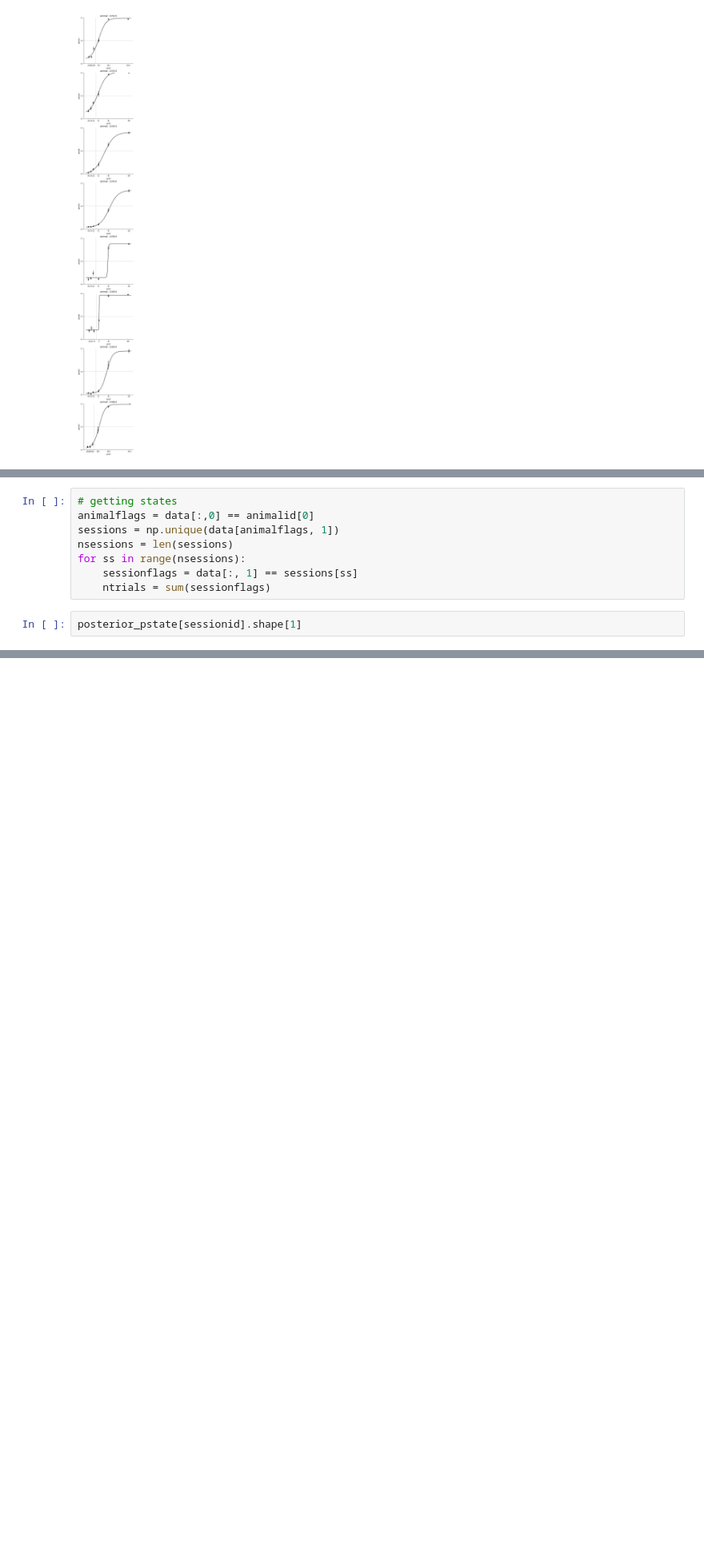
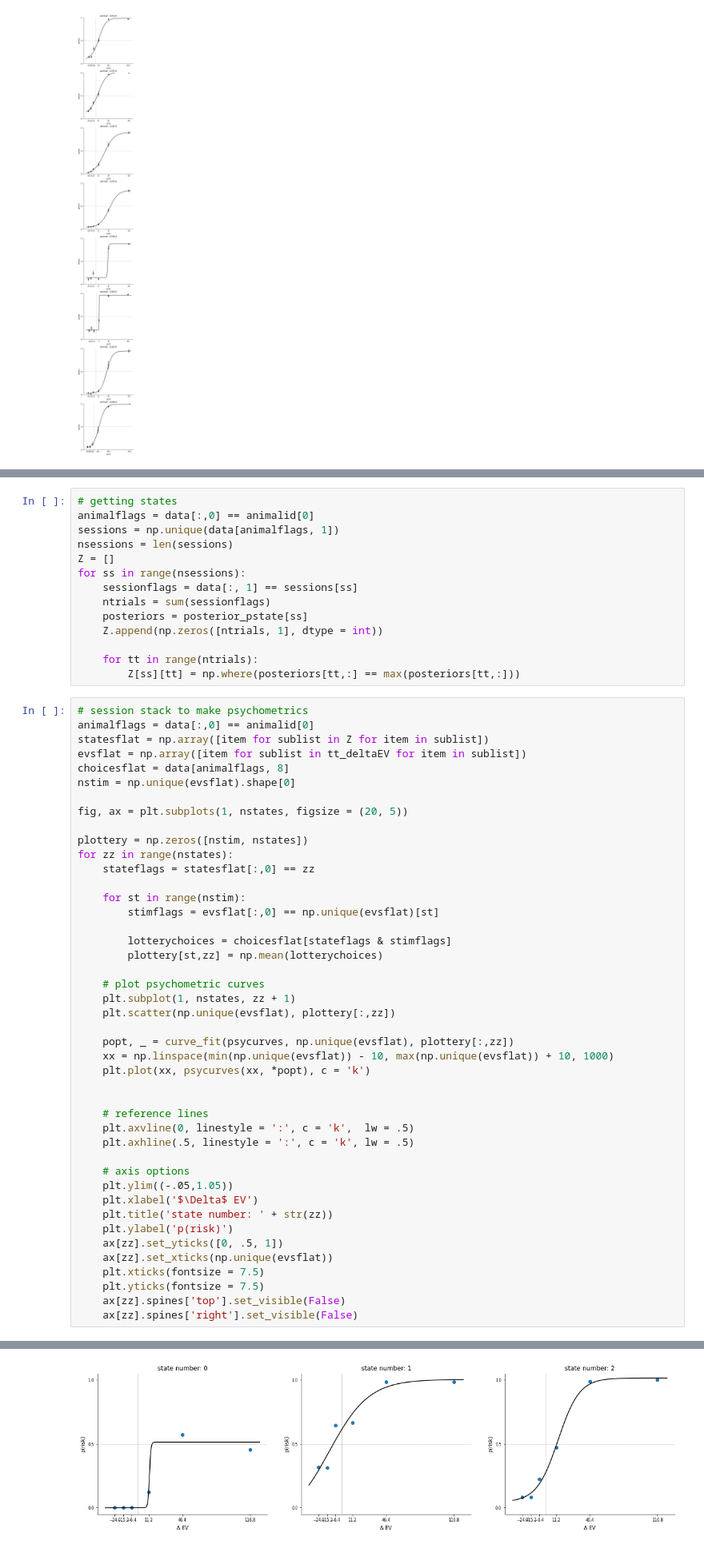
Before and after one commit to mpexirra/ssm, a Jupyter notebook: myNotebooks/riskyhmm.ipynb, the cells around one changed output, grey strips where cells are left out. Shown: that part at 80% size. Drawn from its saved outputs; the diff is of its cells as text; blank space fills up the shorter version.

```diff
--- a/myNotebooks/riskyhmm.ipynb
+++ b/myNotebooks/riskyhmm.ipynb
@@ -241,9 +285,57 @@ for ss in range(nsessions):
 animalflags = data[:,0] == animalid[0]
 sessions = np.unique(data[animalflags, 1])
 nsessions = len(sessions)
+Z = []
 for ss in range(nsessions):
     sessionflags = data[:, 1] == sessions[ss]
     ntrials = sum(sessionflags)
+    posteriors = posterior_pstate[ss]
+    Z.append(np.zeros([ntrials, 1], dtype = int))
+
+    for tt in range(ntrials):
+        Z[ss][tt] = np.where(posteriors[tt,:] == max(posteriors[tt,:]))
 # %%
-posterior_pstate[sessionid].shape[1]
+# session stack to make psychometrics
+animalflags = data[:,0] == animalid[0]
+statesflat = np.array([item for sublist in Z for item in sublist])
+evsflat = np.array([item for sublist in tt_deltaEV for item in sublist])
+choicesflat = data[animalflags, 8]
+nstim = np.unique(evsflat).shape[0]
+
+fig, ax = plt.subplots(1, nstates, figsize = (20, 5))
+
+plottery = np.zeros([nstim, nstates])
+for zz in range(nstates):
+    stateflags = statesflat[:,0] == zz
+
+    for st in range(nstim):
+        stimflags = evsflat[:,0] == np.unique(evsflat)[st]
+
+        lotterychoices = choicesflat[stateflags & stimflags]
+        plottery[st,zz] = np.mean(lotterychoices)
+
+    # plot psychometric curves
+    plt.subplot(1, nstates, zz + 1)
+    plt.scatter(np.unique(evsflat), plottery[:,zz])
+
+    popt, _ = curve_fit(psycurves, np.unique(evsflat), plottery[:,zz])
+    xx = np.linspace(min(np.unique(evsflat)) - 10, max(np.unique(evsflat)) + 10, 1000)
+    plt.plot(xx, psycurves(xx, *popt), c = 'k')
+
+
+    # reference lines
+    plt.axvline(0, linestyle = ':', c = 'k',  lw = .5)
+    plt.axhline(.5, linestyle = ':', c = 'k', lw = .5)
+
+    # axis options
+    plt.ylim((-.05,1.05))
+    plt.xlabel('$\Delta$ EV')
+    plt.title('state number: ' + str(zz))
+    plt.ylabel('p(risk)')
+    ax[zz].set_yticks([0, .5, 1])
+    ax[zz].set_xticks(np.unique(evsflat))
+    plt.xticks(fontsize = 7.5)
+    plt.yticks(fontsize = 7.5)
+    ax[zz].spines['top'].set_visible(False)
+    ax[zz].spines['right'].set_visible(False)
 # %% [output]
@@ -250,0 +342 @@ posterior_pstate[sessionid].shape[1]
+[figure, added]
```
Also changed, not shown: parts of 7 cells of this notebook.
